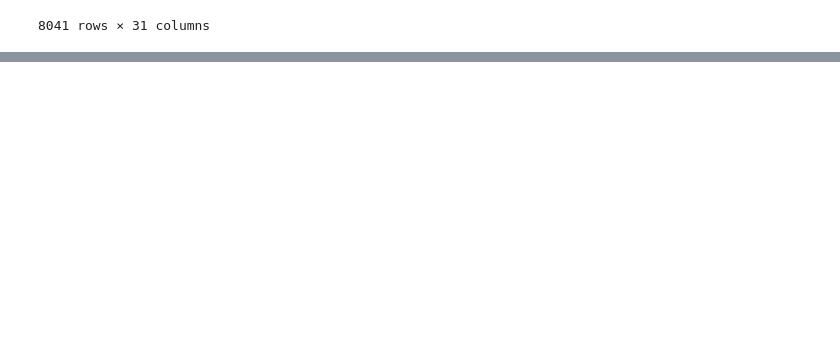
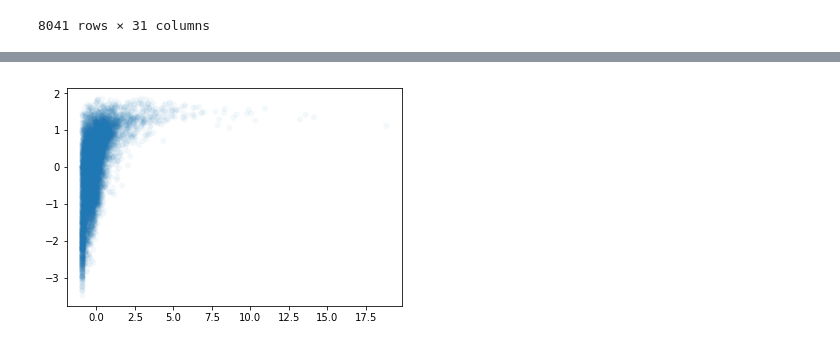
Before and after one commit to cnehrkorn/CaliVoting, a Jupyter notebook: project_demo.ipynb, the cells around one changed output, grey strips where cells are left out. Cells and saved outputs as stored; diff of their text form; code cells hidden in the pictures; blank space fills up the shorter version.

```diff
--- a/project_demo.ipynb
+++ b/project_demo.ipynb
@@ -200,0 +339,12 @@ m.save('test.html')
+# %%
+x=gdf_merge_census_swdb.dropna(axis=0,how='any')['dp_pop_density']
+y=gdf_merge_census_swdb.dropna(axis=0,how='any')['PR_63_Y_PCT']
+
+#x = preproc.StandardScaler().fit_transform(x.values.reshape(-1,1))
+#y = preproc.StandardScaler().fit_transform(y.values.reshape(-1,1))
+
+fig, ax = plt.subplots()
+ax.scatter(x, y,edgecolor='', alpha=.05)
+plt.show()
+# %% [output]
+[figure, added]
```
Also changed, not shown: parts of 11 cells of this notebook, 2 other files.
